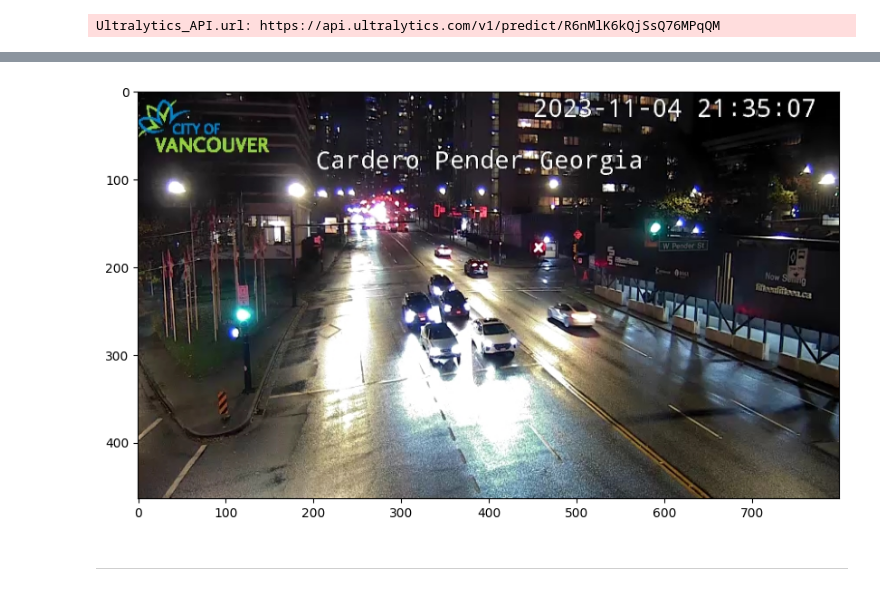
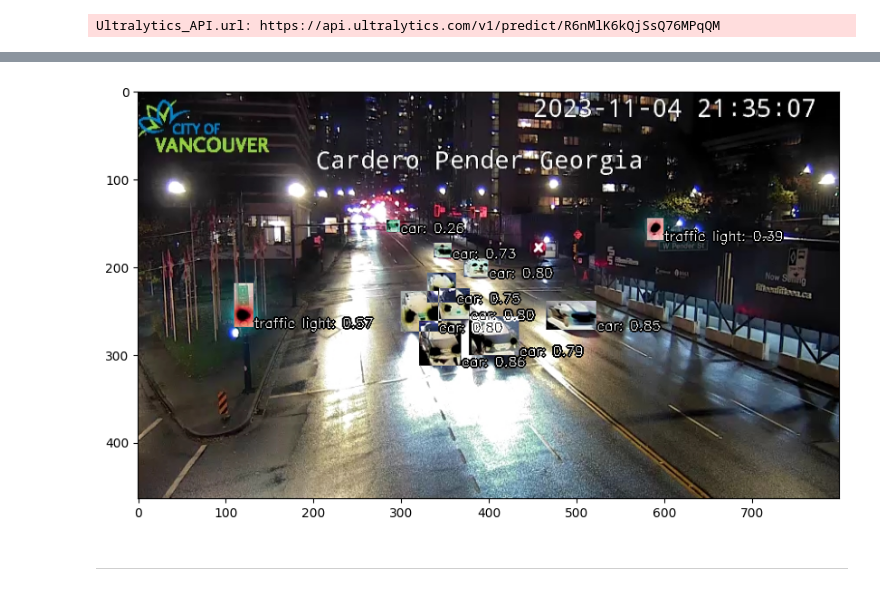
Before and after one commit to kamangir/vancouver-watching, a Jupyter notebook: notebooks/inference.ipynb, the cells around one changed output, grey strips where cells are left out. Drawn from its saved outputs; the diff is of its cells as text; code cells hidden in the pictures.

Commit message:
visualization of inference outputs - kamangir/bolt#420

```diff
--- a/notebooks/inference.ipynb
+++ b/notebooks/inference.ipynb
@@ -39,7 +41,7 @@ abcli download object $object_name
 # %% [markdown]
 ---
 # %%
-ultralytics_api = Ultralytics_API("R6nMlK6kQjSsQ76MPqQM", verbose=True)
+ultralytics_api = Ultralytics_API("R6nMlK6kQjSsQ76MPqQM")
 # %% [output]
 Ultralytics_API.url: https://api.ultralytics.com/v1/predict/R6nMlK6kQjSsQ76MPqQM
 # %%
@@ -68,9 +53,32 @@ car: 9, traffic light: 2
-# %%
-plt.figure(figsize=(10,10))
-plt.imshow(file.load_image(image_filename)[1])
-plt.show()
-# %% [output]
-[figure, removed]
+# %%
+fontFace=cv2.FONT_HERSHEY_SIMPLEX
+fontScale=0.5
+
+image = file.load_image(image_filename)[1].copy()
+for thing in metadata["data"]:
+    x1 = int(thing["box"]["x1"])
+    y1 = int(thing["box"]["y1"])
+    x2 = int(thing["box"]["x2"])
+    y2 = int(thing["box"]["y2"])
+    text = "{}: {:.2f}".format(thing["name"], thing["confidence"])
+
+    image[y1:y2,x1:x2,:] = 255 - image[y1:y2,x1:x2,:]
+    for thickness, color in zip([4,1],[0,255]):
+        image = cv2.putText(
+                image,
+                text=text,
+                org=(x2,y2),
+                fontFace=fontFace,
+                fontScale=fontScale,
+                color=3*(color,),
+                thickness=thickness,
+        )
+
+plt.figure(figsize=(10,10))
+plt.imshow(image)
+plt.show()
+# %% [output]
+[figure, added]
 # %% [markdown]
 ---
 # %%
```
Also changed, not shown: parts of 2 cells of this notebook, 1 other file.
